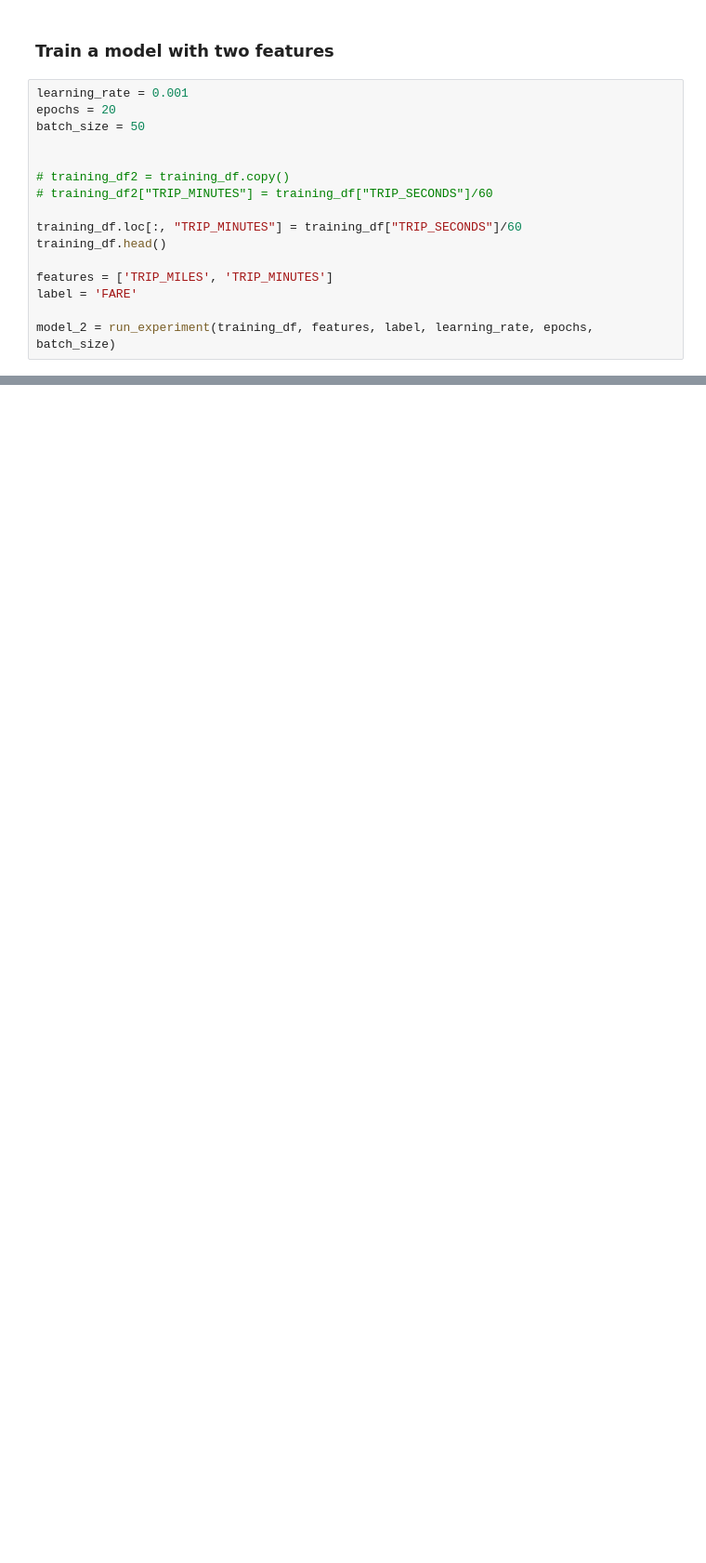
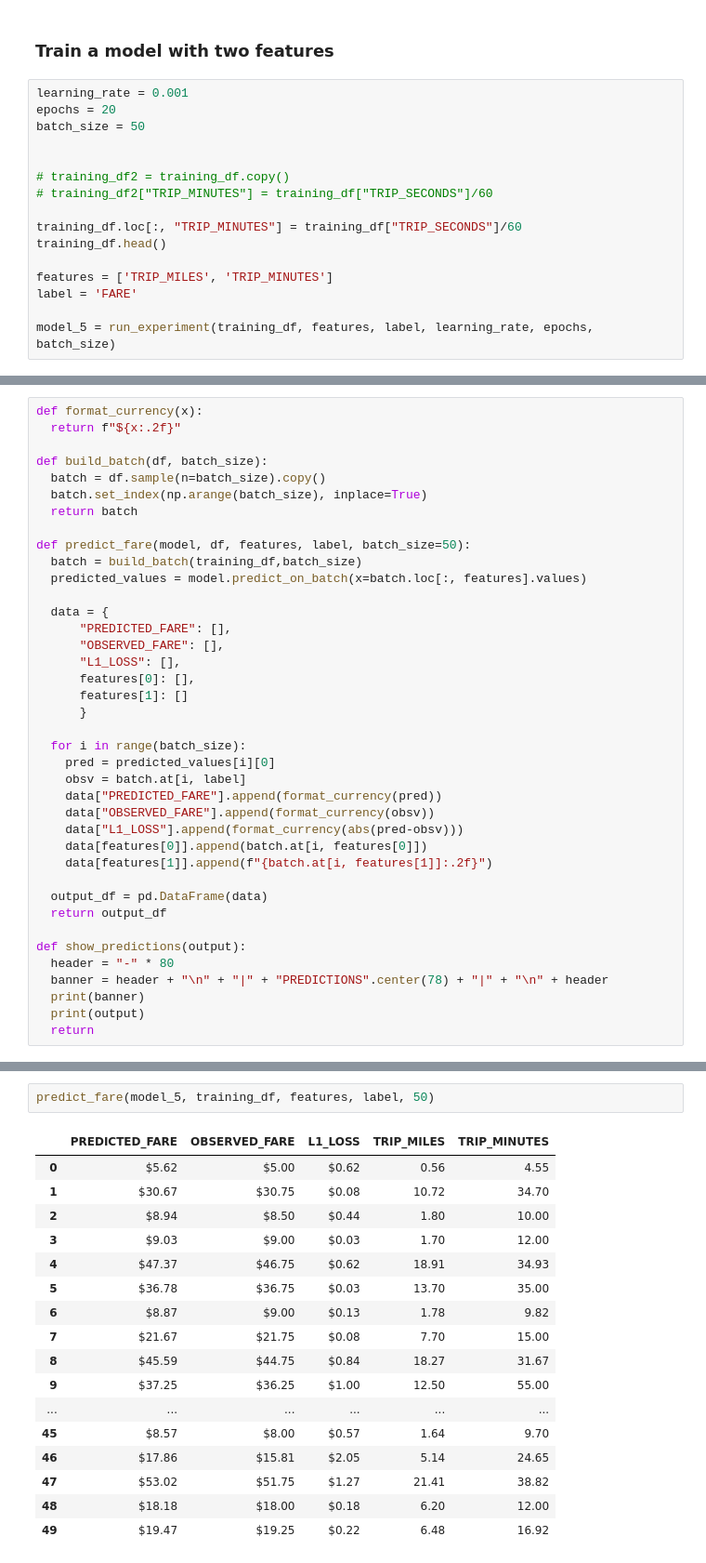
Before and after one commit to JoeUzo/Machine-Learning-Google-Crash-Course, a Jupyter notebook: linear regression/linear_regression_taxi.ipynb, the cells around one changed output, grey strips where cells are left out. Shown: that part at 93% size. Saved outputs shown, nothing was run; the diff lists cells and outputs as text; blank space fills up the shorter version.

```diff
--- a/linear regression/linear_regression_taxi.ipynb
+++ b/linear regression/linear_regression_taxi.ipynb
@@ -516,7 +516,7 @@ training_df.head()
 features = ['TRIP_MILES', 'TRIP_MINUTES']
 label = 'FARE'
 
-model_2 = run_experiment(training_df, features, label, learning_rate, epochs, batch_size)
+model_5 = run_experiment(training_df, features, label, learning_rate, epochs, batch_size)
 # %% [output]
 INFO: starting training experiment with features=['TRIP_MILES', 'TRIP_MINUTES'] and label=FARE
 
@@ -551,0 +556,39 @@ None
+# %%
+def format_currency(x):
+  return f"${x:.2f}"
+
+def build_batch(df, batch_size):
+  batch = df.sample(n=batch_size).copy()
+  batch.set_index(np.arange(batch_size), inplace=True)
+  return batch
+
+def predict_fare(model, df, features, label, batch_size=50):
+  batch = build_batch(training_df,batch_size)
+  predicted_values = model.predict_on_batch(x=batch.loc[:, features].values)
+
+  data = {
+      "PREDICTED_FARE": [],
+      "OBSERVED_FARE": [],
+      "L1_LOSS": [],
+      features[0]: [],
+      features[1]: []
+      }
+
+  for i in range(batch_size):
+    pred = predicted_values[i][0]
+    obsv = batch.at[i, label]
+    data["PREDICTED_FARE"].append(format_currency(pred))
+    data["OBSERVED_FARE"].append(format_currency(obsv))
+    data["L1_LOSS"].append(format_currency(abs(pred-obsv)))
+    data[features[0]].append(batch.at[i, features[0]])
+    data[features[1]].append(f"{batch.at[i, features[1]]:.2f}")
+
+  output_df = pd.DataFrame(data)
+  return output_df
+
+def show_predictions(output):
+  header = "-" * 80
+  banner = header + "\n" + "|" + "PREDICTIONS".center(78) + "|" + "\n" + header
+  print(banner)
+  print(output)
+  return
@@ -551,0 +597,20 @@ None
+# %%
+predict_fare(model_5, training_df, features, label, 50)
+# %% [output]
+|  | PREDICTED_FARE | OBSERVED_FARE | L1_LOSS | TRIP_MILES | TRIP_MINUTES |
+| 0 | $5.62 | $5.00 | $0.62 | 0.56 | 4.55 |
+| 1 | $30.67 | $30.75 | $0.08 | 10.72 | 34.70 |
+| 2 | $8.94 | $8.50 | $0.44 | 1.80 | 10.00 |
+| 3 | $9.03 | $9.00 | $0.03 | 1.70 | 12.00 |
+| 4 | $47.37 | $46.75 | $0.62 | 18.91 | 34.93 |
+| 5 | $36.78 | $36.75 | $0.03 | 13.70 | 35.00 |
+| 6 | $8.87 | $9.00 | $0.13 | 1.78 | 9.82 |
+| 7 | $21.67 | $21.75 | $0.08 | 7.70 | 15.00 |
+| 8 | $45.59 | $44.75 | $0.84 | 18.27 | 31.67 |
+| 9 | $37.25 | $36.25 | $1.00 | 12.50 | 55.00 |
+| ... | ... | ... | ... | ... | ... |
+| 45 | $8.57 | $8.00 | $0.57 | 1.64 | 9.70 |
+| 46 | $17.86 | $15.81 | $2.05 | 5.14 | 24.65 |
+| 47 | $53.02 | $51.75 | $1.27 | 21.41 | 38.82 |
+| 48 | $18.18 | $18.00 | $0.18 | 6.20 | 12.00 |
+| 49 | $19.47 | $19.25 | $0.22 | 6.48 | 16.92 |
```
Also changed, not shown: parts of 8 cells of this notebook.
